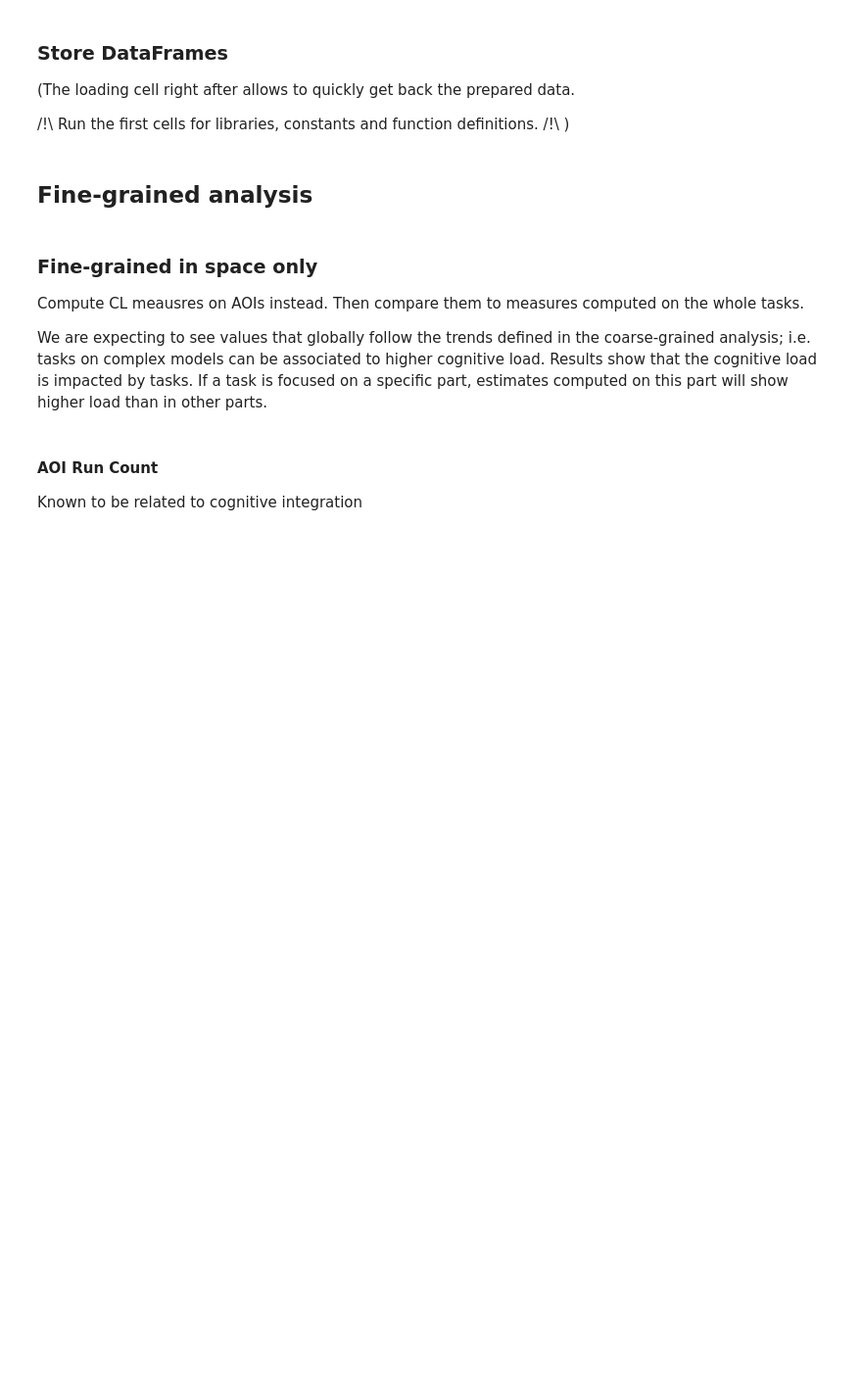
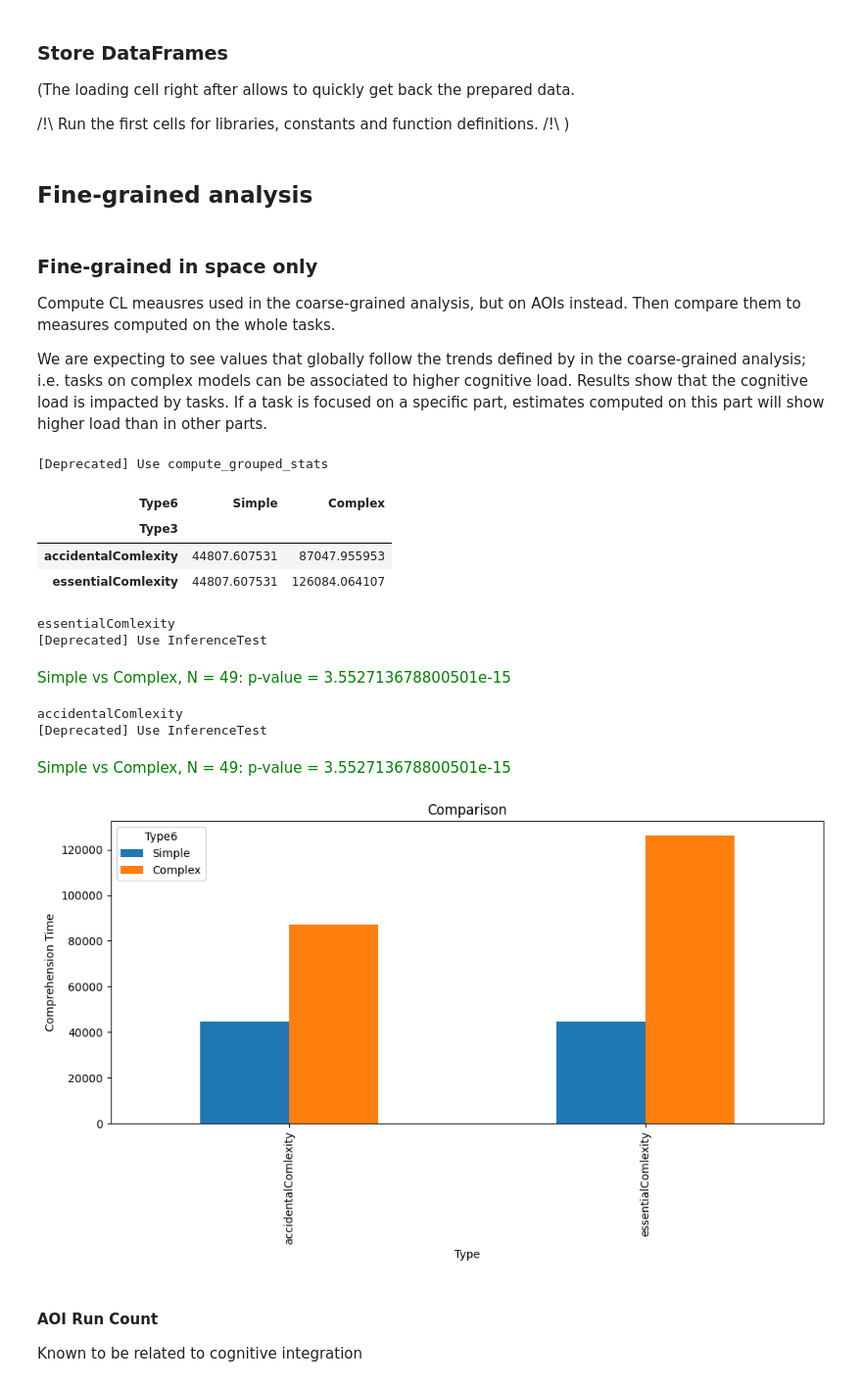
Before and after one commit to Anonymize-me/ProSci2025-appx, a Jupyter notebook: analysis/Analysis (Fine-grained-2).ipynb, the cells around one changed output. Shown at 98% size. Drawn from its saved outputs; the diff is of its cells as text; code cells hidden in the pictures; blank space fills up the shorter version.

```diff
--- a/analysis/Analysis (Fine-grained-2).ipynb
+++ b/analysis/Analysis (Fine-grained-2).ipynb
@@ -774,10 +808,83 @@ if os.path.isdir(PKL_DIR):
 # %% [markdown]
 ### Fine-grained in space only
 
-Compute CL meausres on AOIs instead. Then compare them to measures computed on the whole tasks.
+Compute CL meausres used in the coarse-grained analysis, but on AOIs instead. Then compare them to measures computed on the whole tasks.
 
-We are expecting to see values that globally follow the trends defined in the coarse-grained analysis; i.e. tasks on complex models can be associated to higher cognitive load.
+We are expecting to see values that globally follow the trends defined by in the coarse-grained analysis; i.e. tasks on complex models can be associated to higher cognitive load.
 Results show that the cognitive load is impacted by tasks. If a task is focused on a specific part, estimates computed on this part will show higher load than in other parts.
+# %%
+### Comprehension Time *** TO DISCUSS! ***
+# Instead of taking the total time to solve the task, it is possible to consider
+# the time spent on either the simple or the complex part of the model. In other
+# words, the comprehension time, here, is replace by the "execution" time, the
+# users spent on performing comprehension activities (e.g. reading or
+#  understanding) to solve the task.
+measure = 'Comprehension Time'
+col = 'ComprehensionTime'
+type3_values = ['essentialComlexity','accidentalComlexity']
+type5_values = ['Simple','Complex', 'ComposedSimple', 'ComposedComplex']
+type6_values = ['Simple', 'Complex']
+aoi_1_values = [1, 2]
+conditions = [('Simple','Complex')]#[(1.0, 2.0)]
+
+# Keep only MainQuestions for fine grained analysis
+f_eifaData = eifaData2[(eifaData2['Type2'] == 'MainQuestion')].copy(deep=True)
+# Keep only fixations
+f_eifaData = f_eifaData.loc[(~f_eifaData['FixID'].isna()) & (~f_eifaData['currentQuestion'].isna())].copy(deep=True)
+f_eifaData['Type6'] = 'Complex'
+f_eifaData.loc[f_eifaData['Type5']=='Simple','Type6'] = 'Simple'
+# Group
+f_eifaData_gr = f_eifaData.groupby(['participant','currentQuestion','Type3','Type6','ComparisionGroup'], as_index=False)
+# Perform aggregations on grouping:
+agg_f_eifaData = f_eifaData_gr.agg(
+     newAggCol=('Timestamp', (lambda x: x.iloc[-1]-x.iloc[0])),
+)
+agg_f_eifaData.rename(columns={'newAggCol': col}, inplace=True)
+
+#flatten
+agg_f_eifaData = agg_f_eifaData.reset_index()
+
+means, grouped_means = compute_grouped_mean(
+    df=agg_f_eifaData,
+    group_cols=['Type3','Type6'], group_cols_not_for_overall_mean=['participant', 'currentQuestion'],
+    measure_col=col,
+    additional_filters={})
+
+
+pivot_df = means.pivot_table(index=['Type3'], columns='Type6', values=col)
+pivot_df = pivot_df.loc[:, type6_values]
+display(pivot_df)
+
+for type3 in type3_values:
+    print(type3)
+    _stat, _p, _n = inference_test(agg_f_eifaData,
+                               ['participant', 'ComparisionGroup','currentQuestion','Type3','Type6'],
+                               col, 'mean',
+                               'Type6', conditions,
+                               additional_filters={'Type3': type3},
+                               do_print=False)
+
+    for _i in range(len(conditions)):
+        display(HTML(f"<span style='color: {'green' if _p[_i] < 0.05 else 'red'};'>" +
+                     f"{conditions[_i][0]} vs {conditions[_i][1]}, N = {_n[_i]}: p-value = {_p[_i]}</span>"))
+
+
+comparison_time = {'label': measure, 'means': means, 'pivot': pivot_df, 'measure': col}
+
+plotComparison(pivot_df, measure)
+# %% [output]
+[Deprecated] Use compute_grouped_stats
+| Type6 | Simple | Complex |
+| Type3 |  |  |
+| accidentalComlexity | 44807.607531 | 87047.955953 |
+| essentialComlexity | 44807.607531 | 126084.064107 |
+essentialComlexity
+[Deprecated] Use InferenceTest
+Simple vs Complex, N = 49: p-value = 3.552713678800501e-15
+accidentalComlexity
+[Deprecated] Use InferenceTest
+Simple vs Complex, N = 49: p-value = 3.552713678800501e-15
+[figure, added]
 # %% [markdown]
 #### AOI Run Count
 
```
Also changed, not shown: parts of 22 cells of this notebook, 13 other files.
